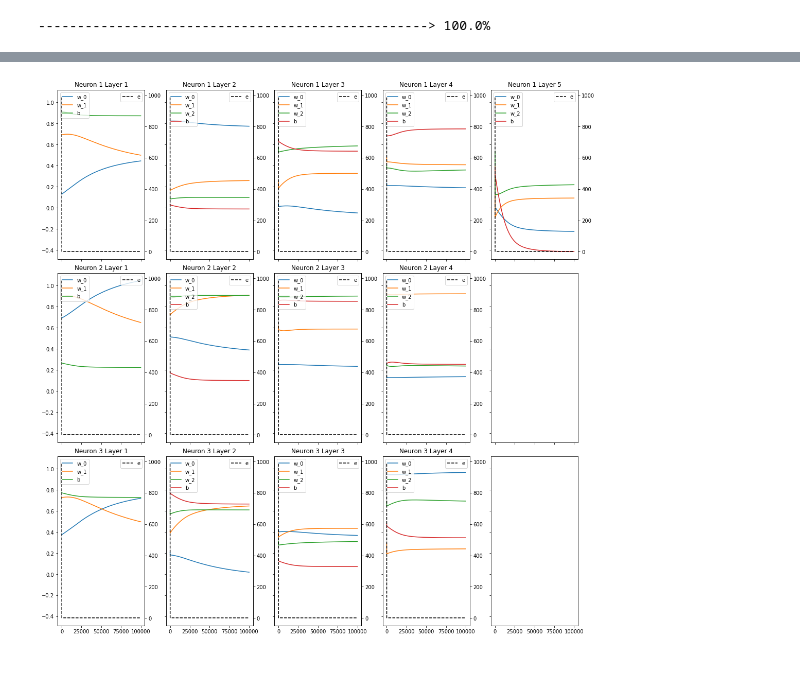
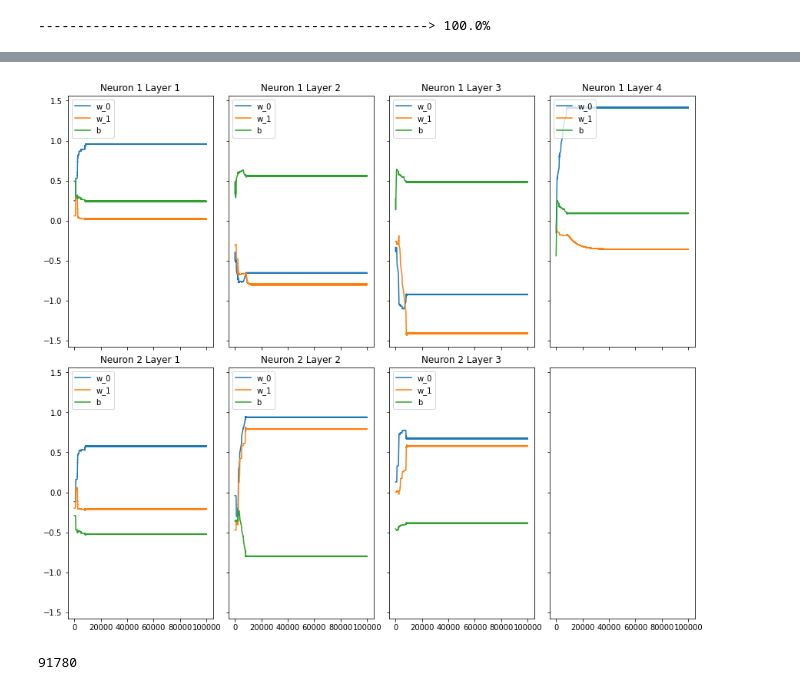
Before and after one commit to jajohu/Custom-Neural-Network, a Jupyter notebook: Development.ipynb, the cells around one changed output, grey strips where cells are left out. Cells and saved outputs as stored; diff of their text form; code cells hidden in the pictures.

Commit message:
Update Development.ipynb
Added gradient nudging, changed the way weights are initiated, added gradient clipping.

```diff
--- a/Development.ipynb
+++ b/Development.ipynb
@@ -121,16 +115,18 @@ class Neuron:
 # %%
 # Generating neural network for arbitrary architecture
 # Set the architecture
-architecture = [3, 3, 3, 3, 1]
-learn_rates = [0.0001 for n in range(len(architecture))]
-act_funcs = [relu if n < len(architecture)-1 else linear for n in range(len(architecture))]
+architecture = [2, 2, 2, 1]
+learn_rates = [0.001 for n in range(len(architecture))]
+act_funcs = [leaky_relu if n < len(architecture)-1 else linear for n in range(len(architecture))]
+nudge_limit = 0.00001
+nudge_amount = 1000
 
 # Generate neurons for the layers
 layers = []
 for l, layer in enumerate(architecture):
     layers.append([Neuron(act_func = act_funcs[l],
                           learn_rate = learn_rates[l],
-                          gradient_memory = 1) for n in range(layer)])
+                          gradient_memory = 5) for n in range(layer)])
 yhs = []
 errs = []
 
@@ -163,11 +159,23 @@ for e in range(epochs):
         for k, neuron in enumerate(layer):
             if n == 0:
                 d_loss = der_fun(lambda a: loss(a, Y), neuron.predict(neuron.X))
-                neuron.update_weights(d_prev = d_loss)
+                if e > 1:
+                    if (errs[-2][0] - errs[-1][0]) < nudge_limit:
+                        neuron.update_weights(d_prev = d_loss*nudge_amount)
+                    else:
+                        neuron.update_weights(d_prev = d_loss)
+                else:
+                    neuron.update_weights(d_prev = d_loss)
             else:
                 for i, prev_neuron in enumerate(layers[::-1][n-1]):
                     d_z = der_fun(lambda a: layers[::-1][n-1][i].W[k]*a+layers[::-1][n-1][i].B, neuron.predict(neuron.X))
-                    neuron.update_weights(d_prev = layers[::-1][n-1][i].nextgrad*d_z)
+                    if e > 1:
+                        if (errs[-2][0] - errs[-1][0]) < nudge_limit:
+                            neuron.update_weights(d_prev = layers[::-1][n-1][i].nextgrad*d_z*nudge_amount)
+                        else:
+                            neuron.update_weights(d_prev = layers[::-1][n-1][i].nextgrad*d_z)
+                    else:
+                        neuron.update_weights(d_prev = layers[::-1][n-1][i].nextgrad*d_z)
     # Update inputs to neurons based on updated weights
     for j, layer in enumerate(layers):
         if j == 0:
@@ -196,26 +204,30 @@ plt.show()
 # %%
 fig, ax = plt.subplots(max([len(layer) for layer in layers]),
                        len(layers),
                        figsize = (3*len(layers), 5*max([len(layer) for layer in layers])),
                        constrained_layout = True,
                        sharey = True,
                        sharex = True)
 
 for k, layer in enumerate(layers):
     for n, neuron in enumerate(layer):
         lgd = []
         shrinkage = int(len(neuron.Ws)/len(errs))
         for w_idx, _ in enumerate(np.array(neuron.Ws)[0,:]):
             ax[n][k].plot(np.array(neuron.Ws)[:,w_idx][0::shrinkage])
             lgd.append(f'w_{w_idx}')
         ax[n][k].plot(np.array(neuron.Bs)[:, 0][0::shrinkage])
         lgd.append('b')
-        ax2 = ax[n][k].twinx()
-        ax2.plot(np.array(errs)[:,0], c = 'black', linestyle = 'dashed')
-        ax2.legend('e', loc = 'upper right')
+        #ax2 = ax[n][k].twinx()
+        #ax2.plot(np.array(errs)[:,0], c = 'black', linestyle = 'dashed')
+        #ax2.legend('e', loc = 'upper right')
         ax[n][k].legend(lgd, loc = 'upper left')
         ax[n][k].set_title(f'Neuron {n+1} Layer {k+1}')
 
 plt.show()
 # %% [output]
-[figure, old version]
+[figure, new version]
+# %%
+len(errs[np.argmin(errs):])
+# %% [output]
+91780
```
Also changed, not shown: parts of 4 cells of this notebook.
